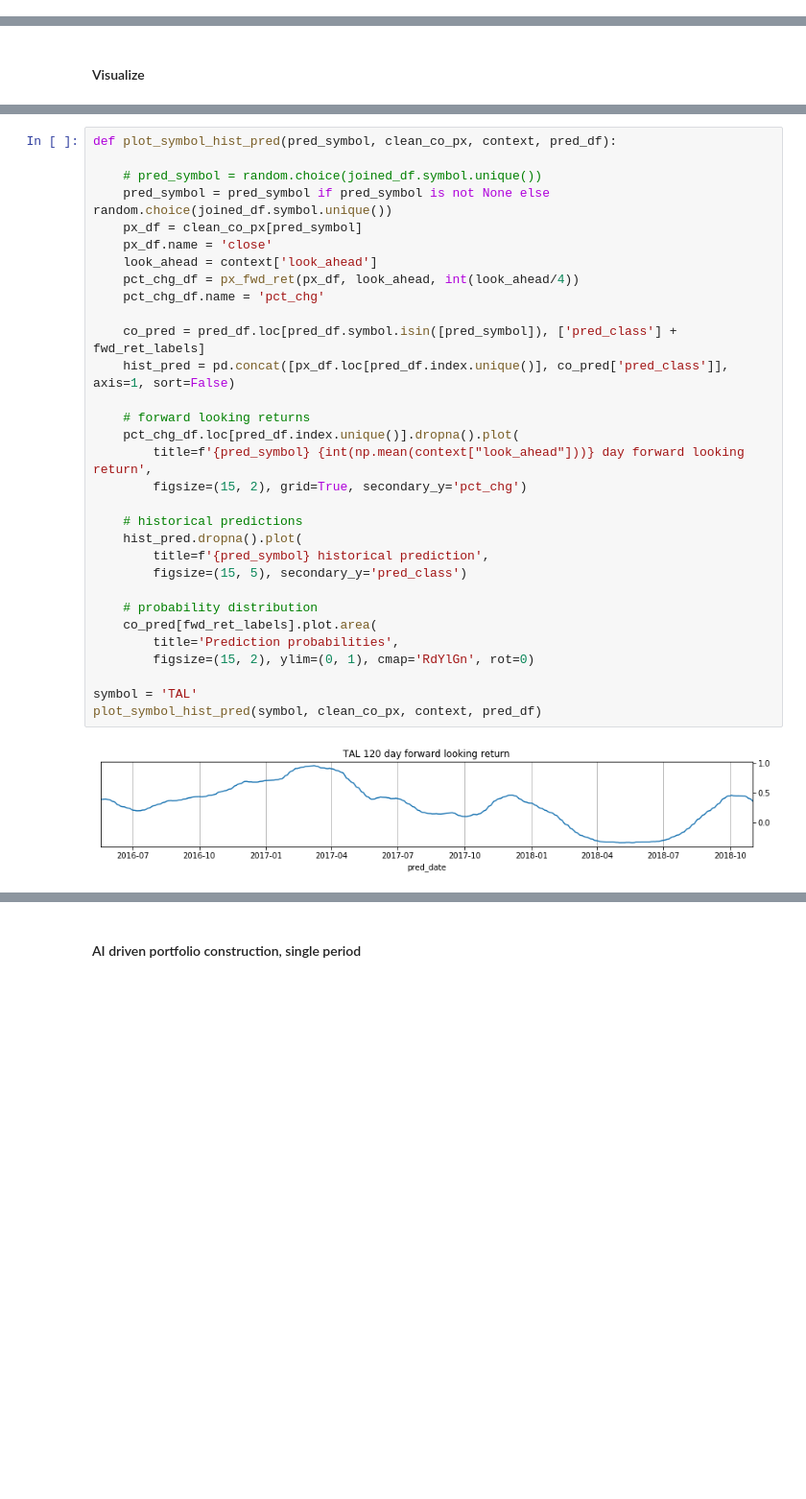
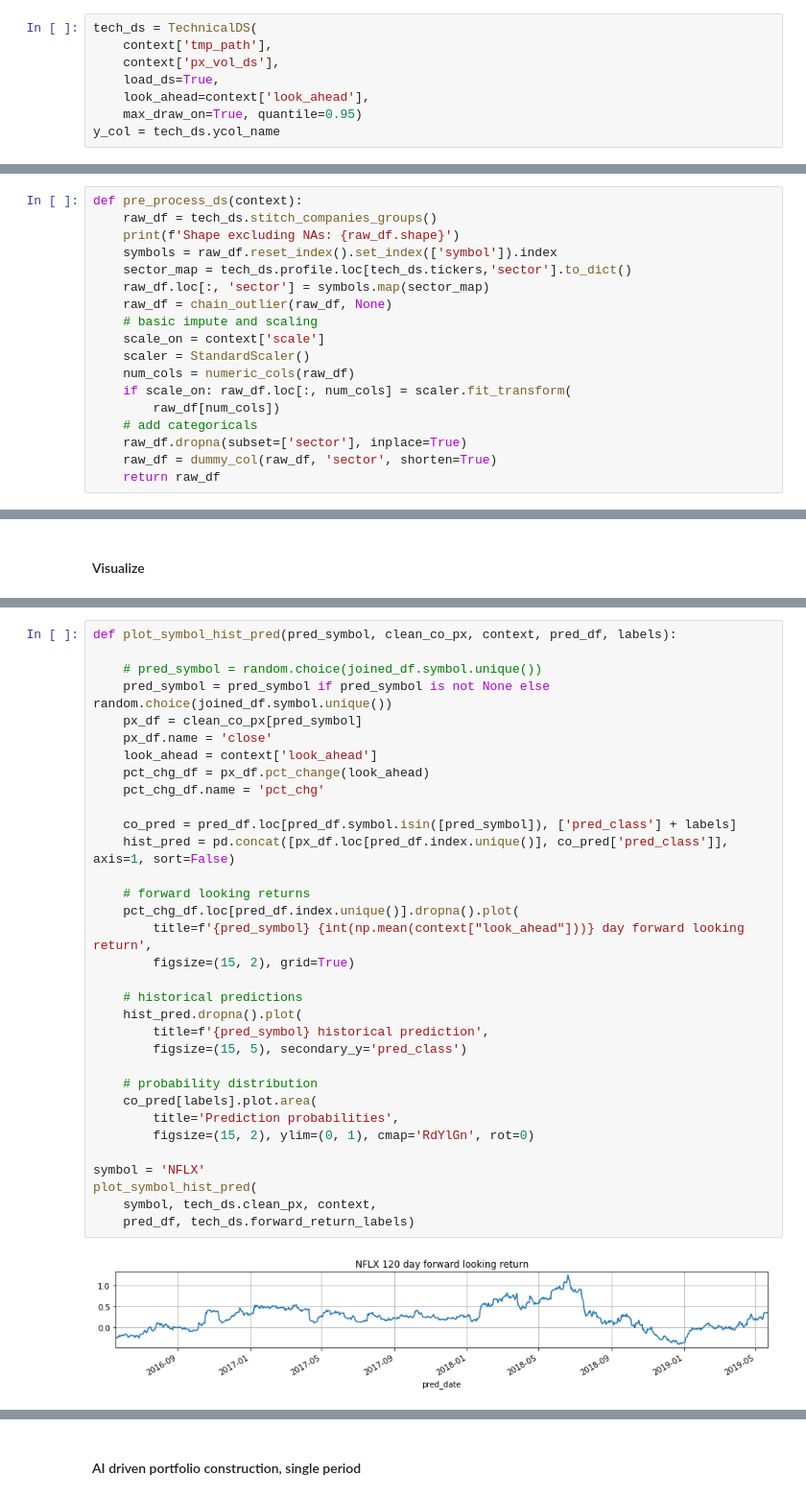
Before and after one commit to webclinic017/inception, a Jupyter notebook: notebooks/backtest_micro.ipynb, the cells around one changed output, grey strips where cells are left out. Shown at 96% size. Cells and saved outputs as stored; diff of their text form; blank space fills up the shorter version.

```diff
--- a/notebooks/backtest_micro.ipynb
+++ b/notebooks/backtest_micro.ipynb
@@ -145,0 +62,8 @@ context['tickers'] = subset
+# %%
+tech_ds = TechnicalDS(
+    context['tmp_path'],
+    context['px_vol_ds'],
+    load_ds=True,
+    look_ahead=context['look_ahead'],
+    max_draw_on=True, quantile=0.95)
+y_col = tech_ds.ycol_name
@@ -195,3 +78,21 @@ def pre_process_ds(context):
+# %%
+def pre_process_ds(context):
+    raw_df = tech_ds.stitch_companies_groups()
+    print(f'Shape excluding NAs: {raw_df.shape}')
+    symbols = raw_df.reset_index().set_index(['symbol']).index
+    sector_map = tech_ds.profile.loc[tech_ds.tickers,'sector'].to_dict()
+    raw_df.loc[:, 'sector'] = symbols.map(sector_map)
+    raw_df = chain_outlier(raw_df, None)
+    # basic impute and scaling
+    scale_on = context['scale']
+    scaler = StandardScaler()
+    num_cols = numeric_cols(raw_df)
+    if scale_on: raw_df.loc[:, num_cols] = scaler.fit_transform(
+        raw_df[num_cols])
+    # add categoricals
+    raw_df.dropna(subset=['sector'], inplace=True)
+    raw_df = dummy_col(raw_df, 'sector', shorten=True)
+    return raw_df
 # %%
 def predict_ds(context):
 
@@ -294,33 +220,35 @@ subset[:5]
 # %%
-def plot_symbol_hist_pred(pred_symbol, clean_co_px, context, pred_df):
+def plot_symbol_hist_pred(pred_symbol, clean_co_px, context, pred_df, labels):
 
     # pred_symbol = random.choice(joined_df.symbol.unique())
     pred_symbol = pred_symbol if pred_symbol is not None else random.choice(joined_df.symbol.unique())
     px_df = clean_co_px[pred_symbol]
     px_df.name = 'close'
     look_ahead = context['look_ahead']
-    pct_chg_df = px_fwd_ret(px_df, look_ahead, int(look_ahead/4))
+    pct_chg_df = px_df.pct_change(look_ahead)
     pct_chg_df.name = 'pct_chg'
 
-    co_pred = pred_df.loc[pred_df.symbol.isin([pred_symbol]), ['pred_class'] + fwd_ret_labels]
+    co_pred = pred_df.loc[pred_df.symbol.isin([pred_symbol]), ['pred_class'] + labels]
     hist_pred = pd.concat([px_df.loc[pred_df.index.unique()], co_pred['pred_class']], axis=1, sort=False)
 
     # forward looking returns
     pct_chg_df.loc[pred_df.index.unique()].dropna().plot(
         title=f'{pred_symbol} {int(np.mean(context["look_ahead"]))} day forward looking return',
-        figsize=(15, 2), grid=True, secondary_y='pct_chg')
+        figsize=(15, 2), grid=True)
 
     # historical predictions
     hist_pred.dropna().plot(
         title=f'{pred_symbol} historical prediction',
         figsize=(15, 5), secondary_y='pred_class')
 
     # probability distribution
-    co_pred[fwd_ret_labels].plot.area(
+    co_pred[labels].plot.area(
         title='Prediction probabilities',
         figsize=(15, 2), ylim=(0, 1), cmap='RdYlGn', rot=0)
 
-symbol = 'TAL'
-plot_symbol_hist_pred(symbol, clean_co_px, context, pred_df)
+symbol = 'NFLX'
+plot_symbol_hist_pred(
+    symbol, tech_ds.clean_px, context,
+    pred_df, tech_ds.forward_return_labels)
 # %% [output]
-[figure, old version]
+[figure, new version]
```
Also changed, not shown: parts of 37 cells of this notebook, 5 other files.
